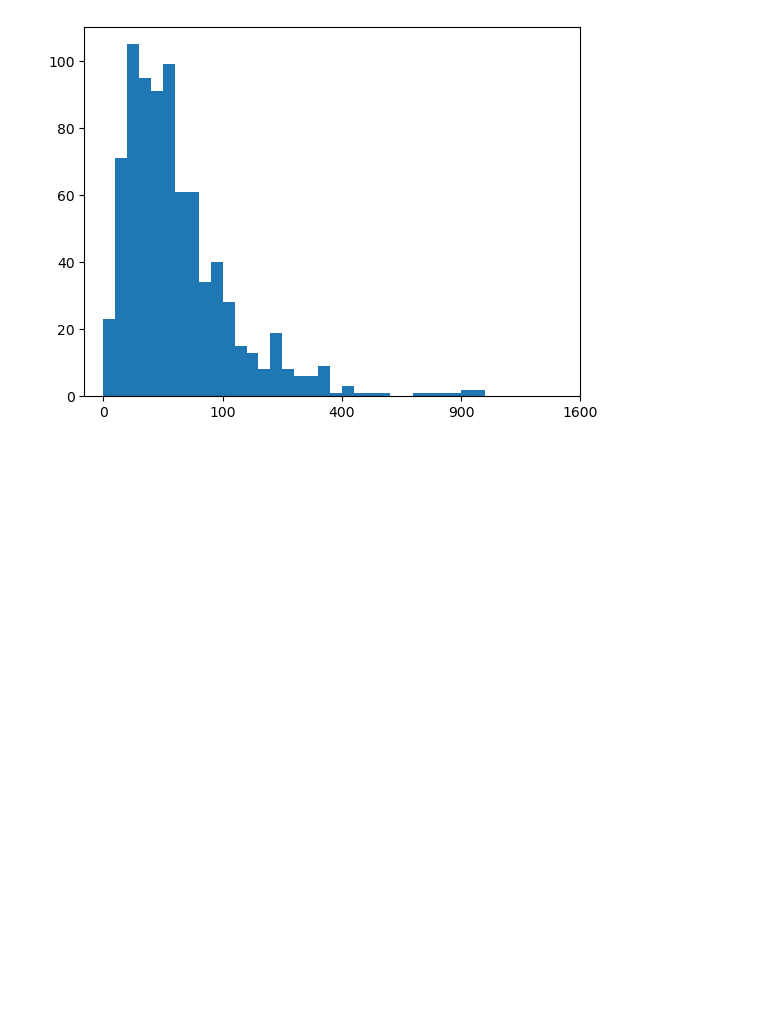
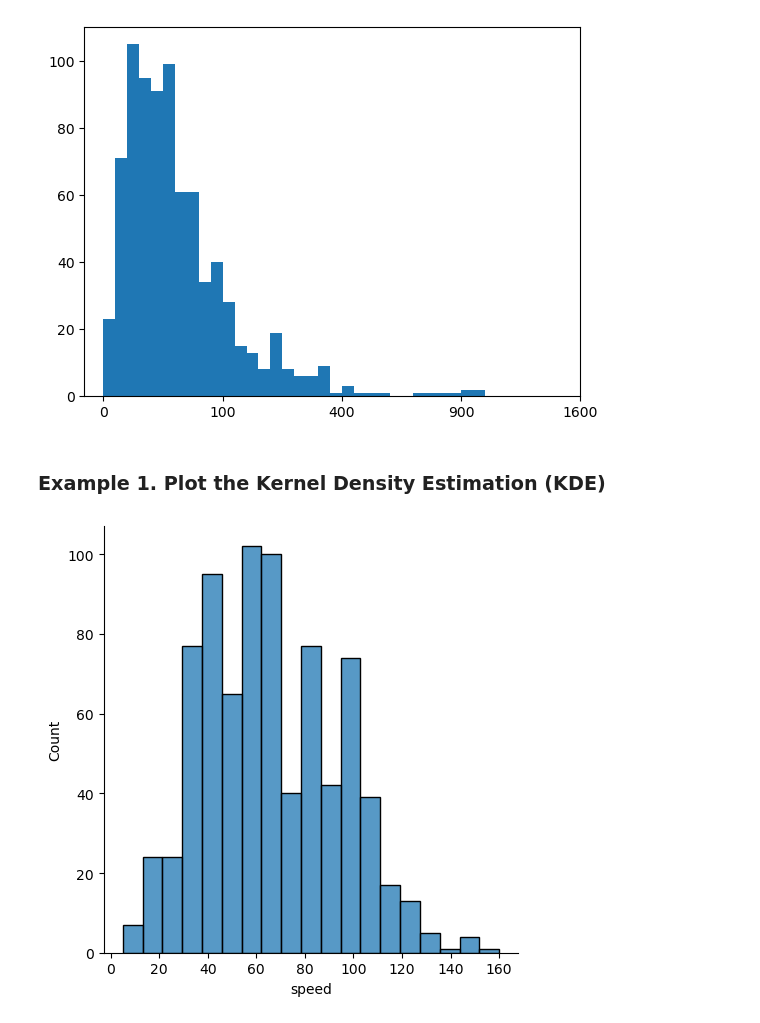
Before and after one commit to hibahdesu/AI-Programming-with-Python-NanoDegree, a Jupyter notebook: Matplotlib and Seaborn/Bar Charts/pokemon/pokemon.ipynb, the cells around one changed output. Saved outputs shown, nothing was run; the diff lists cells and outputs as text; code cells hidden in the pictures; blank space fills up the shorter version.

```diff
--- a/Matplotlib and Seaborn/Bar Charts/pokemon/pokemon.ipynb
+++ b/Matplotlib and Seaborn/Bar Charts/pokemon/pokemon.ipynb
@@ -590,3 +590,13 @@ tick_locs = np.arange(0, sqrt_trans(pokemon['weight'].max())+10, 10)
 plt.xticks(tick_locs, sqrt_trans(tick_locs, inverse = True).astype(int));
 # %% [output]
 [figure]
+# %% [markdown]
+### Example 1. Plot the Kernel Density Estimation (KDE)
+# %%
+# The pokemon dataset is available to download at the bottom of this page.
+# The kind argument can take any one value from {“hist”, “kde”, “ecdf”}.
+sb.displot(pokemon['speed'], kind='hist');
+# Use the 'kde' kind for kernel density estimation
+# sb.displot(pokemon['speed'], kind='kde');
+# %% [output]
+[figure, added]
```
Also changed, not shown: parts of 2 cells of this notebook, 2 other files.
